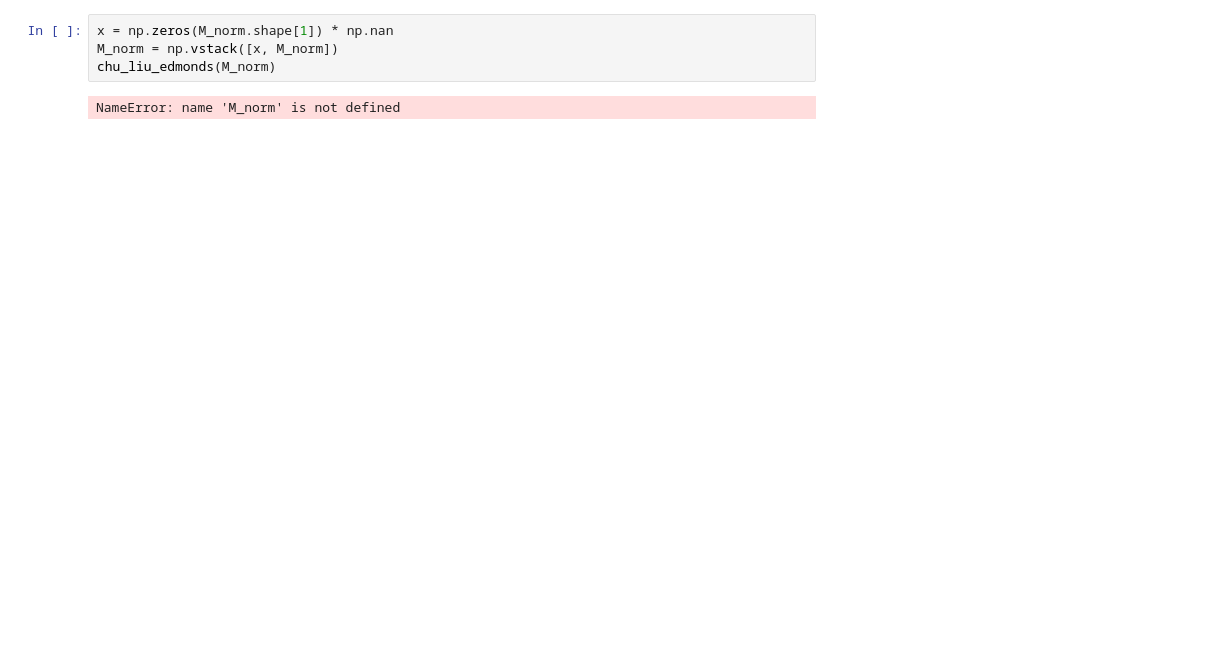
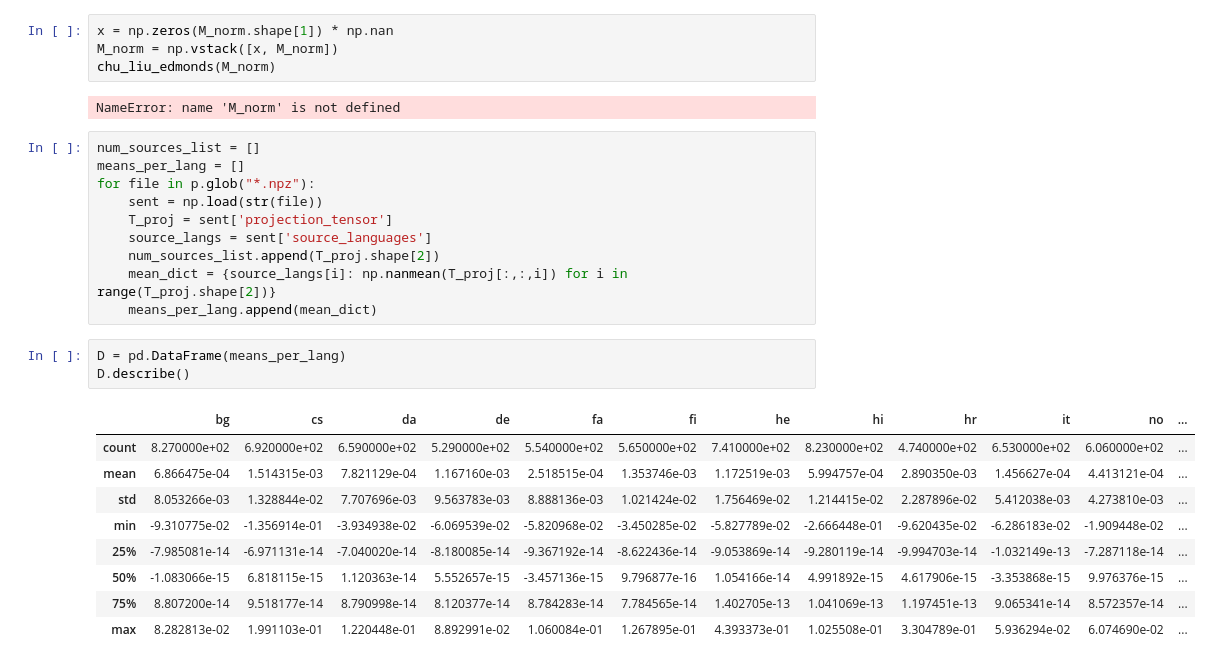
Before and after one commit to zeljkoagic/nlpfromscratch, a Jupyter notebook: data/numpyshit/Matrix examiner.ipynb, the cells around one changed output. Saved outputs shown, nothing was run; the diff lists cells and outputs as text; blank space fills up the shorter version.

```diff
--- a/data/numpyshit/Matrix examiner.ipynb
+++ b/data/numpyshit/Matrix examiner.ipynb
@@ -189,3 +174,26 @@ M_norm = np.vstack([x, M_norm])
 chu_liu_edmonds(M_norm)
 # %% [output]
 NameError: name 'M_norm' is not defined
+# %%
+num_sources_list = []
+means_per_lang = []
+for file in p.glob("*.npz"):
+    sent = np.load(str(file))
+    T_proj = sent['projection_tensor']
+    source_langs = sent['source_languages']
+    num_sources_list.append(T_proj.shape[2])
+    mean_dict = {source_langs[i]: np.nanmean(T_proj[:,:,i]) for i in range(T_proj.shape[2])}
+    means_per_lang.append(mean_dict)
+# %%
+D = pd.DataFrame(means_per_lang)
+D.describe()
+# %% [output]
+|  | bg | cs | da | de | fa | fi | he | hi | hr | it | no | ... |
+| count | 8.270000e+02 | 6.920000e+02 | 6.590000e+02 | 5.290000e+02 | 5.540000e+02 | 5.650000e+02 | 7.410000e+02 | 8.230000e+02 | 4.740000e+02 | 6.530000e+02 | 6.060000e+02 | ... |
+| mean | 6.866475e-04 | 1.514315e-03 | 7.821129e-04 | 1.167160e-03 | 2.518515e-04 | 1.353746e-03 | 1.172519e-03 | 5.994757e-04 | 2.890350e-03 | 1.456627e-04 | 4.413121e-04 | ... |
+| std | 8.053266e-03 | 1.328844e-02 | 7.707696e-03 | 9.563783e-03 | 8.888136e-03 | 1.021424e-02 | 1.756469e-02 | 1.214415e-02 | 2.287896e-02 | 5.412038e-03 | 4.273810e-03 | ... |
+| min | -9.310775e-02 | -1.356914e-01 | -3.934938e-02 | -6.069539e-02 | -5.820968e-02 | -3.450285e-02 | -5.827789e-02 | -2.666448e-01 | -9.620435e-02 | -6.286183e-02 | -1.909448e-02 | ... |
+| 25% | -7.985081e-14 | -6.971131e-14 | -7.040020e-14 | -8.180085e-14 | -9.367192e-14 | -8.622436e-14 | -9.053869e-14 | -9.280119e-14 | -9.994703e-14 | -1.032149e-13 | -7.287118e-14 | ... |
+| 50% | -1.083066e-15 | 6.818115e-15 | 1.120363e-14 | 5.552657e-15 | -3.457136e-15 | 9.796877e-16 | 1.054166e-14 | 4.991892e-15 | 4.617906e-15 | -3.353868e-15 | 9.976376e-15 | ... |
+| 75% | 8.807200e-14 | 9.518177e-14 | 8.790998e-14 | 8.120377e-14 | 8.784283e-14 | 7.784565e-14 | 1.402705e-13 | 1.041069e-13 | 1.197451e-13 | 9.065341e-14 | 8.572357e-14 | ... |
+| max | 8.282813e-02 | 1.991103e-01 | 1.220448e-01 | 8.892991e-02 | 1.060084e-01 | 1.267895e-01 | 4.393373e-01 | 1.025508e-01 | 3.304789e-01 | 5.936294e-02 | 6.074690e-02 | ... |
```
Also changed, not shown: parts of 9 cells of this notebook, 3 other files.
